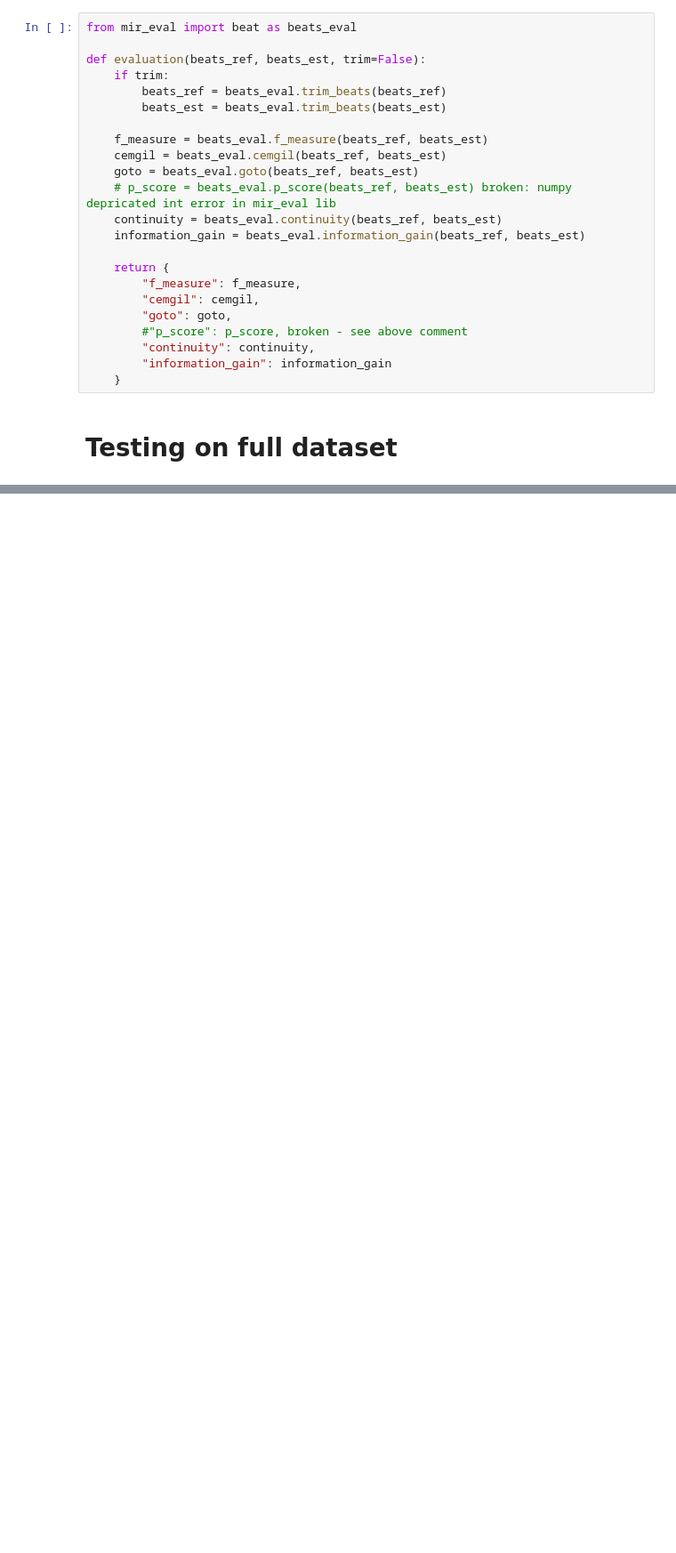
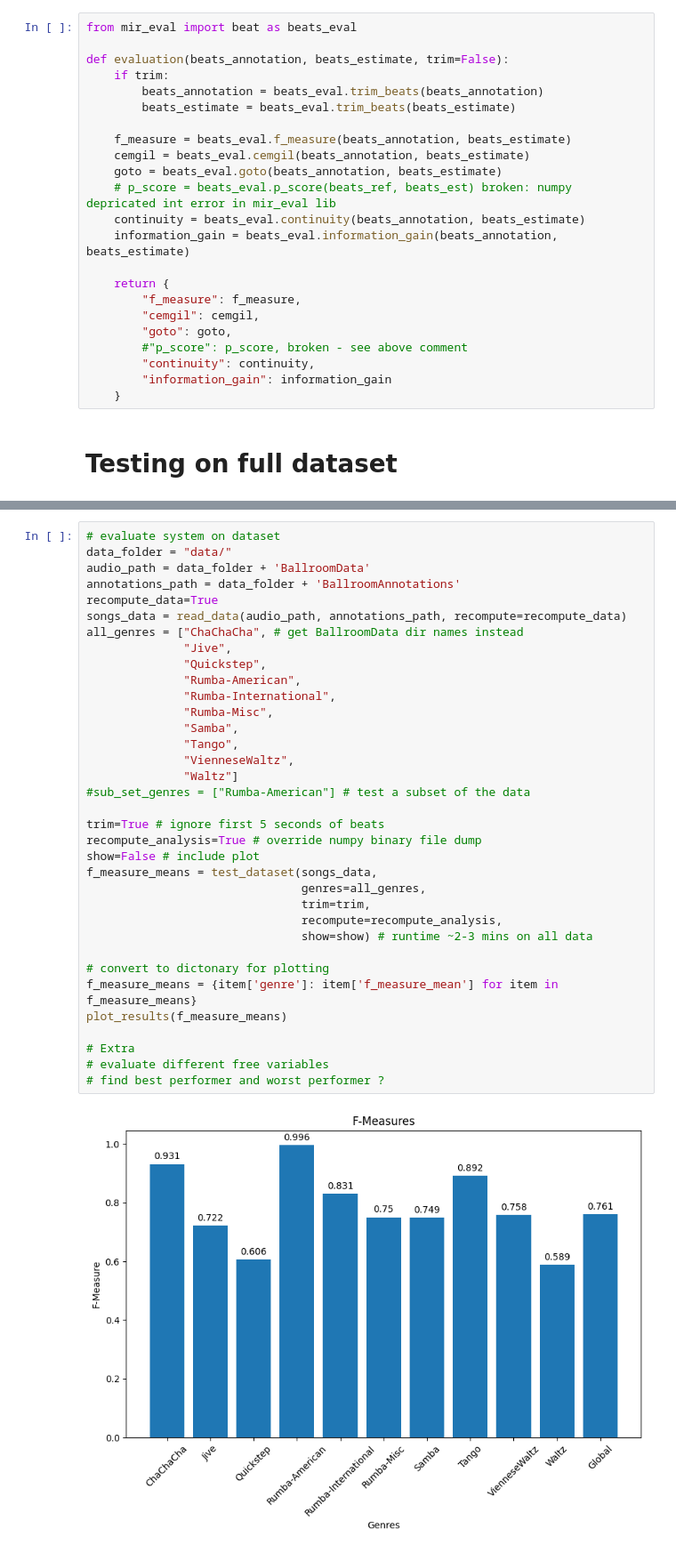
Before and after one commit to ruarim/beat_tracker, a Jupyter notebook: beat_tracker_dynamic.ipynb, the cells around one changed output, grey strips where cells are left out. Shown at 89% size. Cells and saved outputs as stored; diff of their text form; blank space fills up the shorter version.

```diff
--- a/beat_tracker_dynamic.ipynb
+++ b/beat_tracker_dynamic.ipynb
@@ -308,17 +323,17 @@ beats_estimates = beat_track(ose, tempo_estimate, sr, hop_sec=hop_sec)
 # %%
 from mir_eval import beat as beats_eval
 
-def evaluation(beats_ref, beats_est, trim=False):
+def evaluation(beats_annotation, beats_estimate, trim=False):
     if trim:
-        beats_ref = beats_eval.trim_beats(beats_ref)
-        beats_est = beats_eval.trim_beats(beats_est)
+        beats_annotation = beats_eval.trim_beats(beats_annotation)
+        beats_estimate = beats_eval.trim_beats(beats_estimate)
 
-    f_measure = beats_eval.f_measure(beats_ref, beats_est)
-    cemgil = beats_eval.cemgil(beats_ref, beats_est)
-    goto = beats_eval.goto(beats_ref, beats_est)
+    f_measure = beats_eval.f_measure(beats_annotation, beats_estimate)
+    cemgil = beats_eval.cemgil(beats_annotation, beats_estimate)
+    goto = beats_eval.goto(beats_annotation, beats_estimate)
     # p_score = beats_eval.p_score(beats_ref, beats_est) broken: numpy depricated int error in mir_eval lib
-    continuity = beats_eval.continuity(beats_ref, beats_est)
-    information_gain = beats_eval.information_gain(beats_ref, beats_est)
+    continuity = beats_eval.continuity(beats_annotation, beats_estimate)
+    information_gain = beats_eval.information_gain(beats_annotation, beats_estimate)
 
     return {
         "f_measure": f_measure,
@@ -499,0 +468,37 @@ plot_results(f_measure_means)
+# %%
+# evaluate system on dataset
+data_folder = "data/"
+audio_path = data_folder + 'BallroomData'
+annotations_path = data_folder + 'BallroomAnnotations'
+recompute_data=True
+songs_data = read_data(audio_path, annotations_path, recompute=recompute_data)
+all_genres = ["ChaChaCha", # get BallroomData dir names instead
+              "Jive",
+              "Quickstep",
+              "Rumba-American",
+              "Rumba-International",
+              "Rumba-Misc",
+              "Samba",
+              "Tango",
+              "VienneseWaltz",
+              "Waltz"]
+#sub_set_genres = ["Rumba-American"] # test a subset of the data
+
+trim=True # ignore first 5 seconds of beats
+recompute_analysis=True # override numpy binary file dump
+show=False # include plot
+f_measure_means = test_dataset(songs_data,
+                               genres=all_genres,
+                               trim=trim,
+                               recompute=recompute_analysis,
+                               show=show) # runtime ~2-3 mins on all data
+
+# convert to dictonary for plotting
+f_measure_means = {item['genre']: item['f_measure_mean'] for item in f_measure_means}
+plot_results(f_measure_means)
+
+# Extra
+# evaluate different free variables
+# find best performer and worst performer ?
+# %% [output]
+[figure, added]
```
Also changed, not shown: parts of 14 cells of this notebook.
